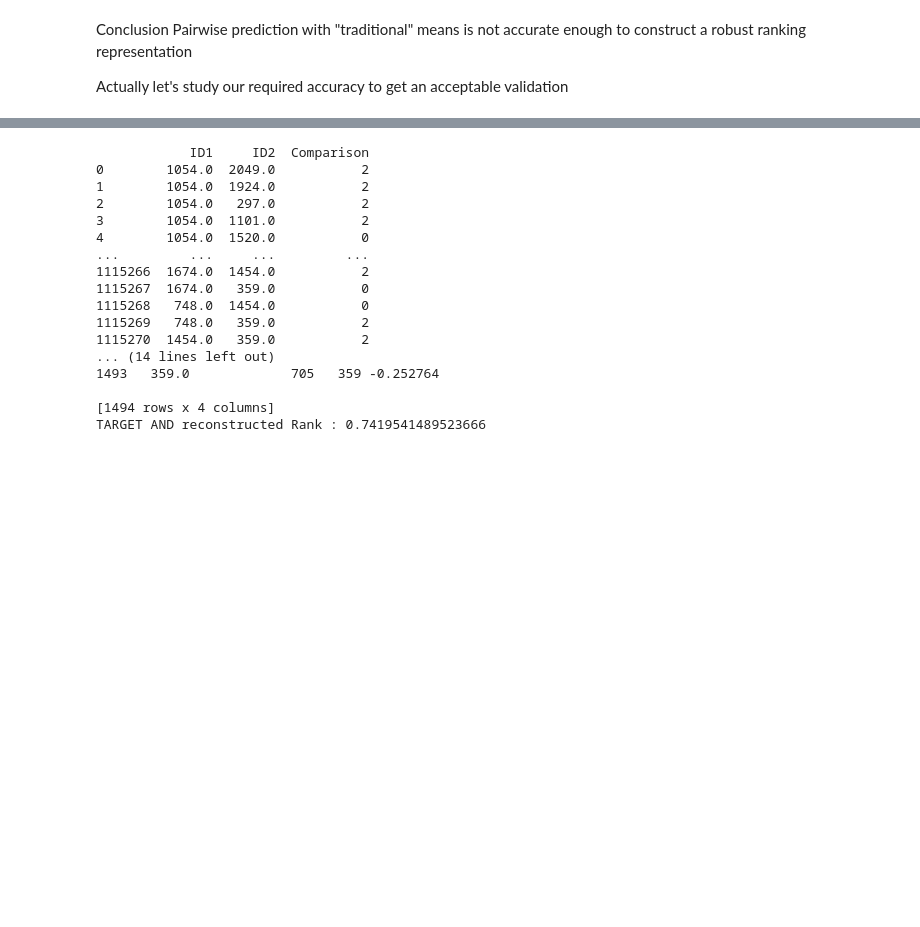
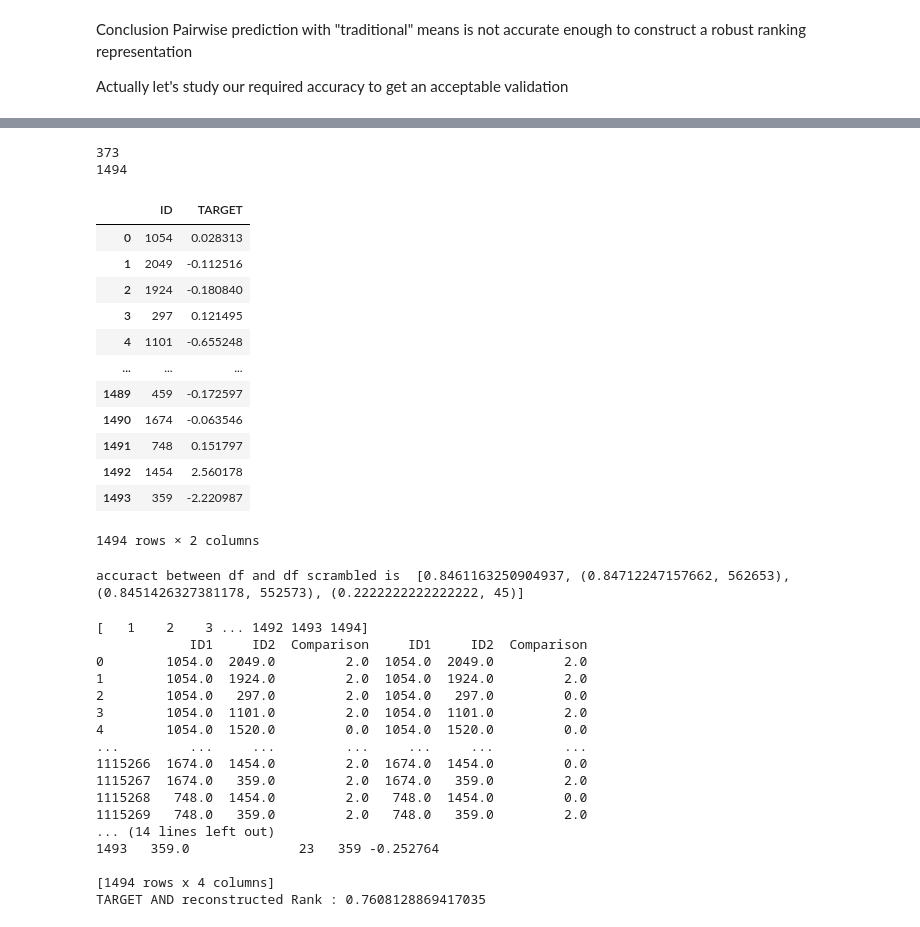
Before and after one commit to MachtaYassine/Challenges_and_fun, a Jupyter notebook: Qube/Notebooks/4-Learn to Rank.ipynb, the cells around one changed output, grey strips where cells are left out. Saved outputs shown, nothing was run; the diff lists cells and outputs as text; code cells hidden in the pictures; blank space fills up the shorter version.

```diff
--- a/Qube/Notebooks/4-Learn to Rank.ipynb
+++ b/Qube/Notebooks/4-Learn to Rank.ipynb
@@ -281,0 +333,29 @@ Actually let's study our required accuracy to get an acceptable validation
+# %%
+sub_df=select_precentage_of_df(Y_train,25)
+import scipy.stats
+print(len(sub_df))
+print(len(df))
+
+sub_df['TARGET']= np.random.permutation(sub_df['TARGET'].values)
+# print(sub_df)
+df2 = pd.merge(Y_train, sub_df, on=['ID'], how='left', suffixes=('', '_modified'))
+# Replace the original 'Value' column with the modified values
+df2['TARGET'] = df2['TARGET_modified'].fillna(df2['TARGET'])
+df2.drop(['TARGET_modified'], axis=1, inplace=True)
+df2
+# %% [output]
+373
+1494
+|  | ID | TARGET |
+| 0 | 1054 | 0.028313 |
+| 1 | 2049 | -0.112516 |
+| 2 | 1924 | -0.180840 |
+| 3 | 297 | 0.121495 |
+| 4 | 1101 | -0.655248 |
+| ... | ... | ... |
+| 1489 | 459 | -0.172597 |
+| 1490 | 1674 | -0.063546 |
+| 1491 | 748 | 0.151797 |
+| 1492 | 1454 | 2.560178 |
+| 1493 | 359 | -2.220987 |
+1494 rows × 2 columns
@@ -282,33 +365,33 @@ Actually let's study our required accuracy to get an acceptable validation
+# %%
+print("accuract between df and df scrambled is ",accuracy(df['Comparison'],df2['Comparison']))
+# %% [output]
+accuract between df and df scrambled is  [0.8461163250904937, (0.84712247157662, 562653), (0.8451426327381178, 552573), (0.2222222222222222, 45)]
 # %%
-sub_df=select_precentage_of_df(df,95)
-sub_df['Comparison']= np.random.permutation(sub_df['Comparison'].values)
-df2 = pd.merge(df, sub_df, on=['ID1','ID2'], how='left', suffixes=('', '_modified'))
-# Replace the original 'Value' column with the modified values
-df2['Comparison'] = df2['Comparison_modified'].fillna(df2['Comparison']).astype(int)
-df2.drop(['Comparison_modified'], axis=1, inplace=True)
-print(df2)
-print("accuract between df and df scrambled is ",accuracy(df['Comparison'],df2['Comparison']))
+
+
+
 remade=reconstruct_original_dataset(df2)
 sorted=remade.sort_values(by=['ID'], key=lambda x: x.map({k: i for i, k in enumerate(Y_train['ID'].tolist())}))
-# print(np.unique(sorted['Rank_recreated']))
+print(np.unique(sorted['Rank_recreated']))
+print(pd.concat((df.reset_index(drop=True),df2.reset_index(drop=True)),axis=1))
 print(pd.concat((sorted.reset_index(drop=True),Y_train.reset_index(drop=True)),axis=1))
 from scipy.stats import spearmanr
 print("TARGET AND reconstructed Rank :" ,spearmanr(sorted["Rank_recreated"], Y_train["TARGET"]).correlation)
 # %% [output]
-            ID1     ID2  Comparison
-0        1054.0  2049.0           2
-1        1054.0  1924.0           2
-2        1054.0   297.0           2
-3        1054.0  1101.0           2
-4        1054.0  1520.0           0
-...         ...     ...         ...
-1115266  1674.0  1454.0           2
-1115267  1674.0   359.0           0
-1115268   748.0  1454.0           0
-1115269   748.0   359.0           2
-1115270  1454.0   359.0           2
+[   1    2    3 ... 1492 1493 1494]
+            ID1     ID2  Comparison     ID1     ID2  Comparison
+0        1054.0  2049.0         2.0  1054.0  2049.0         2.0
+1        1054.0  1924.0         2.0  1054.0  1924.0         2.0
+2        1054.0   297.0         2.0  1054.0   297.0         0.0
+3        1054.0  1101.0         2.0  1054.0  1101.0         2.0
+4        1054.0  1520.0         0.0  1054.0  1520.0         0.0
+...         ...     ...         ...     ...     ...         ...
+1115266  1674.0  1454.0         2.0  1674.0  1454.0         0.0
+1115267  1674.0   359.0         2.0  1674.0   359.0         2.0
+1115268   748.0  1454.0         2.0   748.0  1454.0         0.0
+1115269   748.0   359.0         2.0   748.0   359.0         2.0
 ... (14 lines left out)
-1493   359.0             705   359 -0.252764
+1493   359.0              23   359 -0.252764
 
 [1494 rows x 4 columns]
-TARGET AND reconstructed Rank : 0.7419541489523666
+TARGET AND reconstructed Rank : 0.7608128869417035
```
Also changed, not shown: parts of 17 cells of this notebook, 1 other file.
